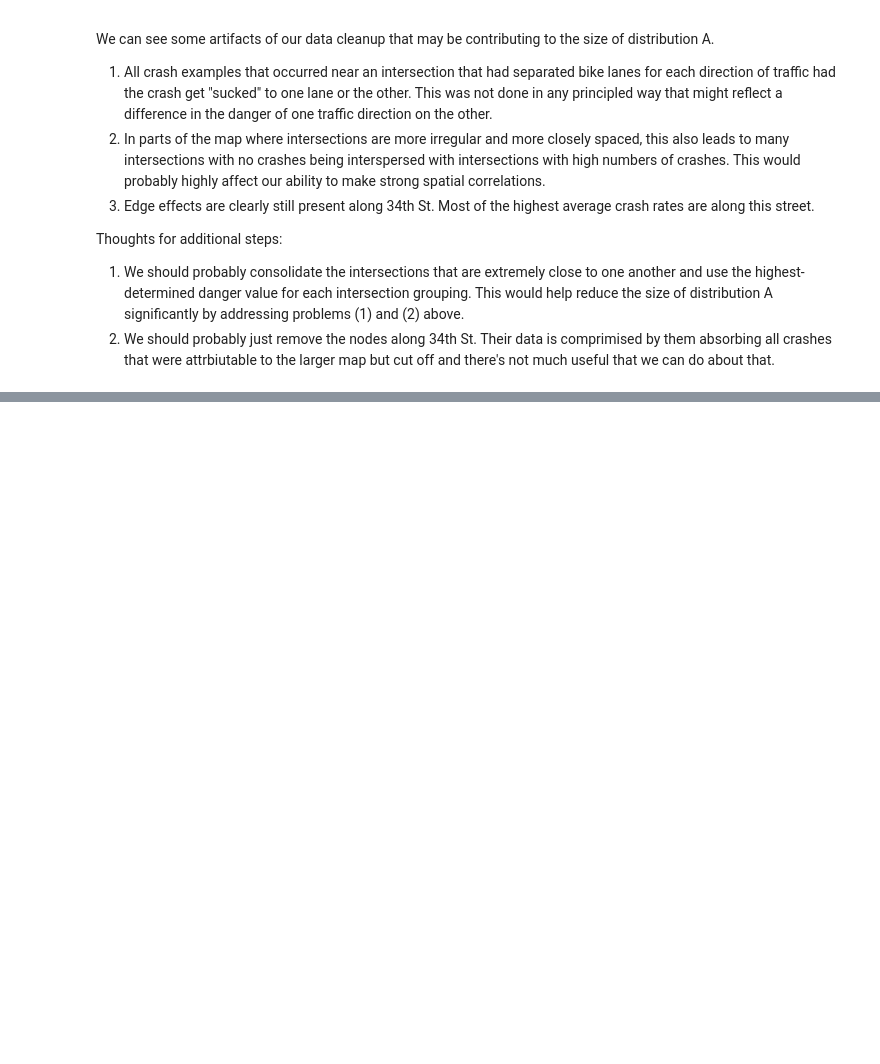
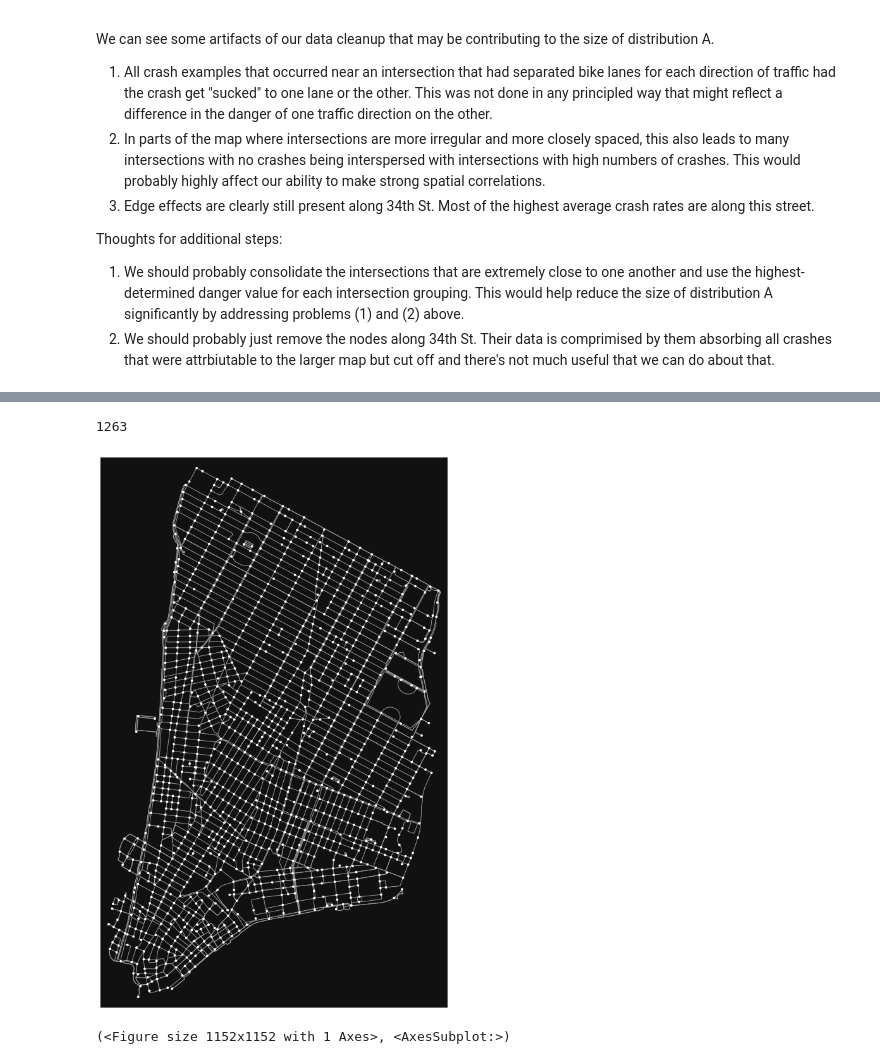
Before and after one commit to clyman23/spoke, a Jupyter notebook: notebooks/maxdumas/danger-metric-exploration.ipynb, the cells around one changed output, grey strips where cells are left out. Drawn from its saved outputs; the diff is of its cells as text; code cells hidden in the pictures; blank space fills up the shorter version.

```diff
--- a/notebooks/maxdumas/danger-metric-exploration.ipynb
+++ b/notebooks/maxdumas/danger-metric-exploration.ipynb
@@ -168,0 +179,11 @@ Thoughts for additional steps:
+# %%
+Gp = ox.simplification.consolidate_intersections(ox.projection.project_graph(G, to_crs=None), tolerance=25)
+print(len(Gp.nodes))
+ox.plot_graph(
+    Gp,
+    figsize=(16, 16),
+)
+# %% [output]
+1263
+[figure, added]
+(<Figure size 1152x1152 with 1 Axes>, <AxesSubplot:>)
```
Also changed, not shown: parts of 12 cells of this notebook, 1 other file.
